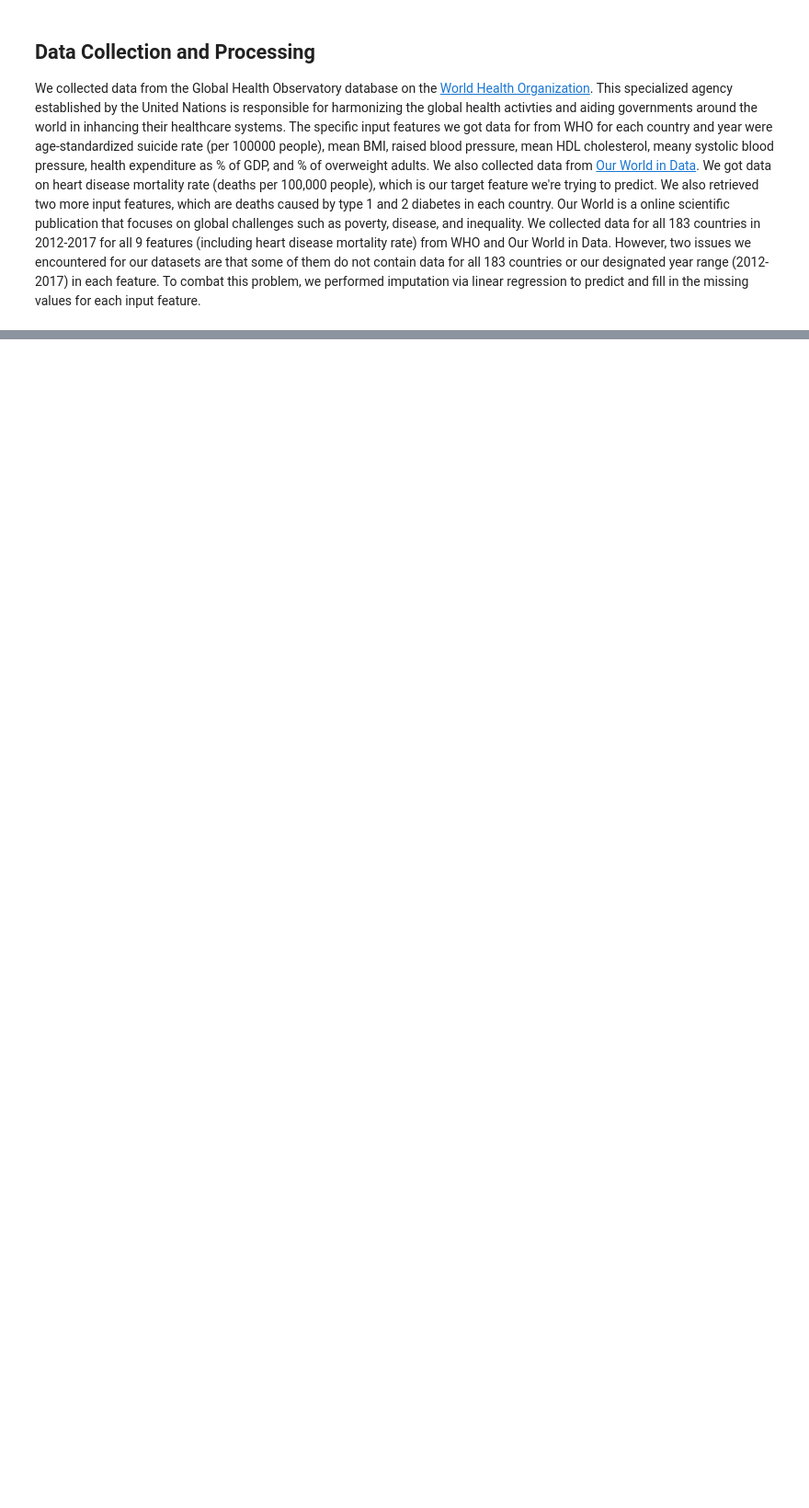
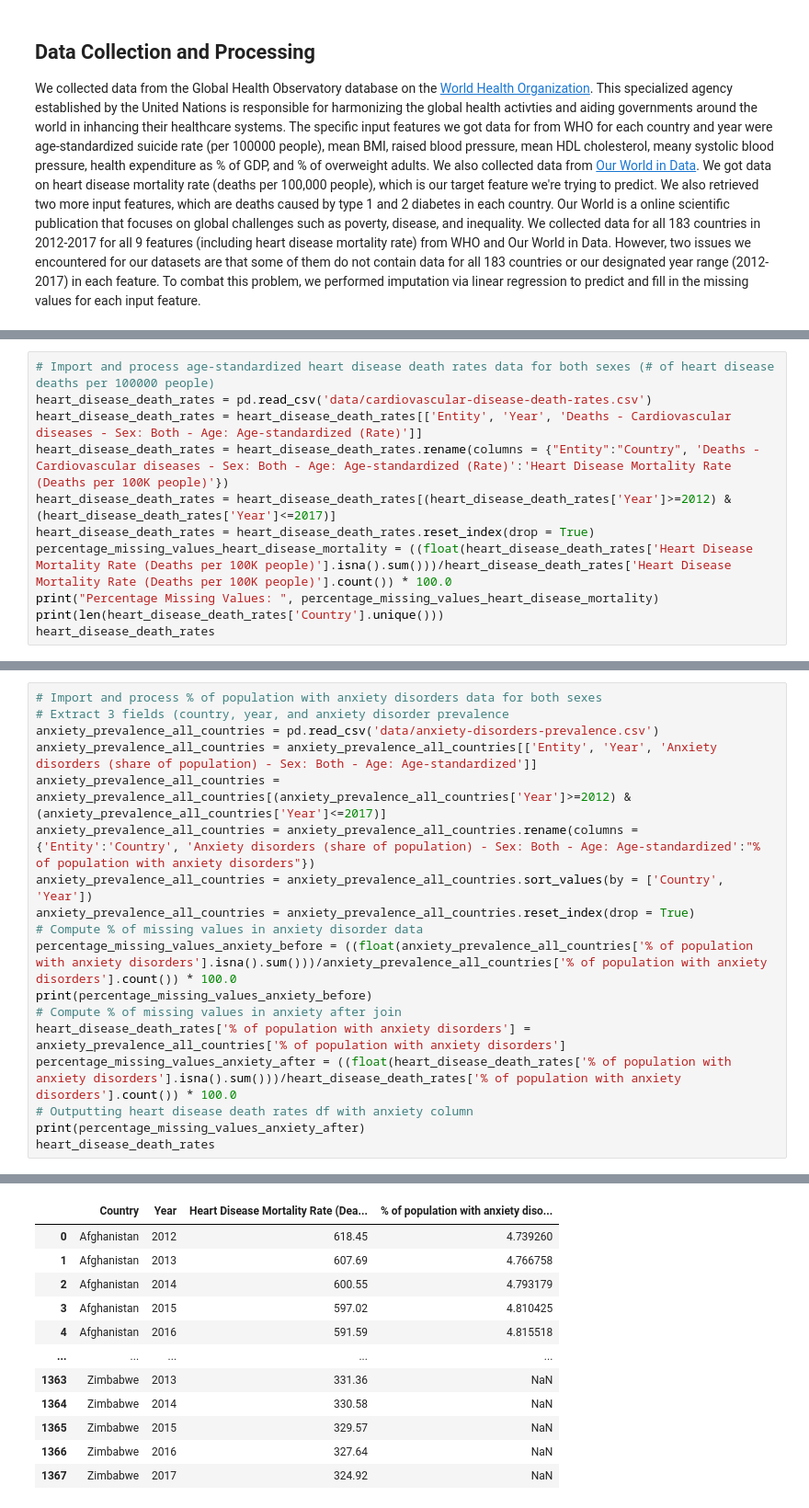
Before and after one commit to tulisamarth123/tulisamarth123.github.io, a Jupyter notebook: final_tutorial_notebook.ipynb, the cells around one changed output, grey strips where cells are left out. Shown at 92% size. Saved outputs shown, nothing was run; the diff lists cells and outputs as text; blank space fills up the shorter version.

```diff
--- a/final_tutorial_notebook.ipynb
+++ b/final_tutorial_notebook.ipynb
@@ -49,0 +33,11 @@ suicide_rates_all_countries
+# %%
+# Import and process age-standardized heart disease death rates data for both sexes (# of heart disease deaths per 100000 people)
+heart_disease_death_rates = pd.read_csv('data/cardiovascular-disease-death-rates.csv')
+heart_disease_death_rates = heart_disease_death_rates[['Entity', 'Year', 'Deaths - Cardiovascular diseases - Sex: Both - Age: Age-standardized (Rate)']]
+heart_disease_death_rates = heart_disease_death_rates.rename(columns = {"Entity":"Country", 'Deaths - Cardiovascular diseases - Sex: Both - Age: Age-standardized (Rate)':'Heart Disease Mortality Rate (Deaths per 100K people)'})
+heart_disease_death_rates = heart_disease_death_rates[(heart_disease_death_rates['Year']>=2012) & (heart_disease_death_rates['Year']<=2017)]
+heart_disease_death_rates = heart_disease_death_rates.reset_index(drop = True)
+percentage_missing_values_heart_disease_mortality = ((float(heart_disease_death_rates['Heart Disease Mortality Rate (Deaths per 100K people)'].isna().sum()))/heart_disease_death_rates['Heart Disease Mortality Rate (Deaths per 100K people)'].count()) * 100.0
+print("Percentage Missing Values: ", percentage_missing_values_heart_disease_mortality)
+print(len(heart_disease_death_rates['Country'].unique()))
+heart_disease_death_rates
@@ -49,0 +63,19 @@ suicide_rates_all_countries
+# %%
+# Import and process % of population with anxiety disorders data for both sexes
+# Extract 3 fields (country, year, and anxiety disorder prevalence
+anxiety_prevalence_all_countries = pd.read_csv('data/anxiety-disorders-prevalence.csv')
+anxiety_prevalence_all_countries = anxiety_prevalence_all_countries[['Entity', 'Year', 'Anxiety disorders (share of population) - Sex: Both - Age: Age-standardized']]
+anxiety_prevalence_all_countries = anxiety_prevalence_all_countries[(anxiety_prevalence_all_countries['Year']>=2012) & (anxiety_prevalence_all_countries['Year']<=2017)]
+anxiety_prevalence_all_countries = anxiety_prevalence_all_countries.rename(columns = {'Entity':'Country', 'Anxiety disorders (share of population) - Sex: Both - Age: Age-standardized':"% of population with anxiety disorders"})
+anxiety_prevalence_all_countries = anxiety_prevalence_all_countries.sort_values(by = ['Country', 'Year'])
+anxiety_prevalence_all_countries = anxiety_prevalence_all_countries.reset_index(drop = True)
+# Compute % of missing values in anxiety disorder data
+percentage_missing_values_anxiety_before = ((float(anxiety_prevalence_all_countries['% of population with anxiety disorders'].isna().sum()))/anxiety_prevalence_all_countries['% of population with anxiety disorders'].count()) * 100.0
+print(percentage_missing_values_anxiety_before)
+# Compute % of missing values in anxiety after join
+heart_disease_death_rates['% of population with anxiety disorders'] = anxiety_prevalence_all_countries['% of population with anxiety disorders']
+percentage_missing_values_anxiety_after = ((float(heart_disease_death_rates['% of population with anxiety disorders'].isna().sum()))/heart_disease_death_rates['% of population with anxiety disorders'].count()) * 100.0
+# Outputting heart disease death rates df with anxiety column
+print(percentage_missing_values_anxiety_after)
+heart_disease_death_rates
+# %% [output]
@@ -49,0 +84,12 @@ suicide_rates_all_countries
+|  | Country | Year | Heart Disease Mortality Rate (Dea... | % of population with anxiety diso... |
+| 0 | Afghanistan | 2012 | 618.45 | 4.739260 |
+| 1 | Afghanistan | 2013 | 607.69 | 4.766758 |
+| 2 | Afghanistan | 2014 | 600.55 | 4.793179 |
+| 3 | Afghanistan | 2015 | 597.02 | 4.810425 |
+| 4 | Afghanistan | 2016 | 591.59 | 4.815518 |
+| ... | ... | ... | ... | ... |
+| 1363 | Zimbabwe | 2013 | 331.36 | NaN |
+| 1364 | Zimbabwe | 2014 | 330.58 | NaN |
+| 1365 | Zimbabwe | 2015 | 329.57 | NaN |
+| 1366 | Zimbabwe | 2016 | 327.64 | NaN |
+| 1367 | Zimbabwe | 2017 | 324.92 | NaN |
```
Also changed, not shown: parts of 11 cells of this notebook.
